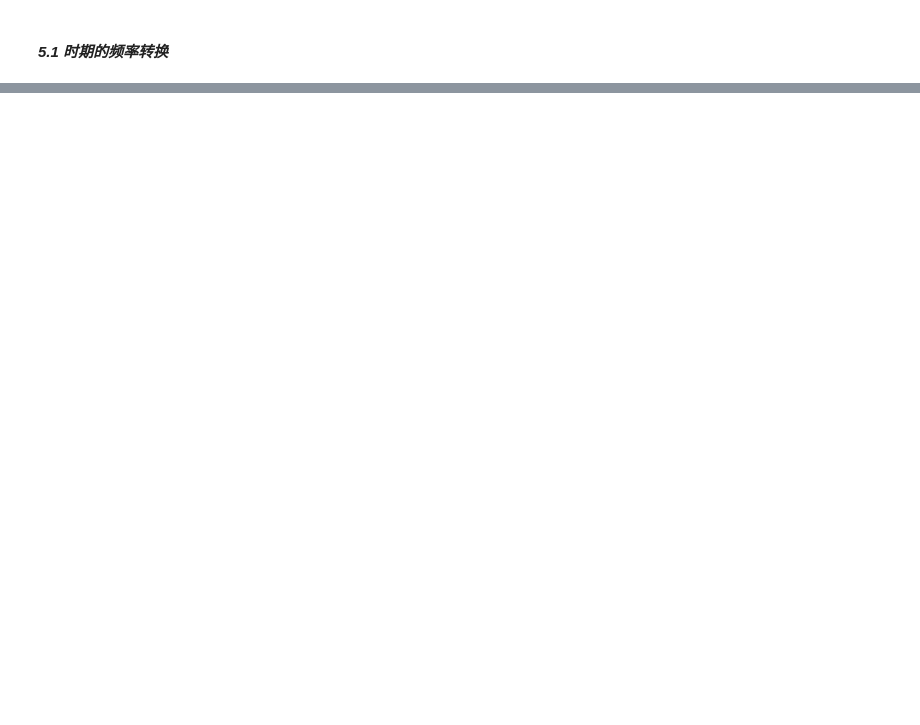
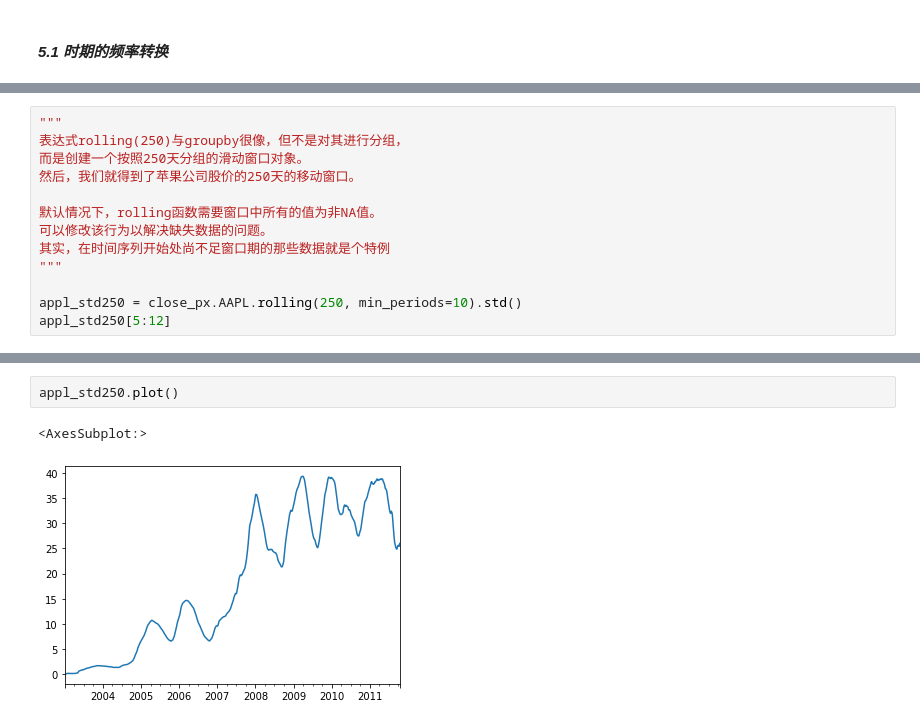
Before and after one commit to jaling9/PythonDataAnalysis, a Jupyter notebook: 10 时间序列.ipynb, the cells around one changed output, grey strips where cells are left out. Drawn from its saved outputs; the diff is of its cells as text; blank space fills up the shorter version.

```diff
--- a/10 时间序列.ipynb
+++ b/10 时间序列.ipynb
@@ -650,0 +1262,13 @@ Freq: Q-DEC, dtype: float64
+# %%
+"""
+表达式rolling(250)与groupby很像，但不是对其进行分组，
+而是创建一个按照250天分组的滑动窗口对象。
+然后，我们就得到了苹果公司股价的250天的移动窗口。
+
+默认情况下，rolling函数需要窗口中所有的值为非NA值。
+可以修改该行为以解决缺失数据的问题。
+其实，在时间序列开始处尚不足窗口期的那些数据就是个特例
+"""
+
+appl_std250 = close_px.AAPL.rolling(250, min_periods=10).std()
+appl_std250[5:12]
@@ -650,0 +1284,5 @@ Freq: Q-DEC, dtype: float64
+# %%
+appl_std250.plot()
+# %% [output]
+<AxesSubplot:>
+[figure, added]
```
Also changed, not shown: parts of 101 cells of this notebook.
